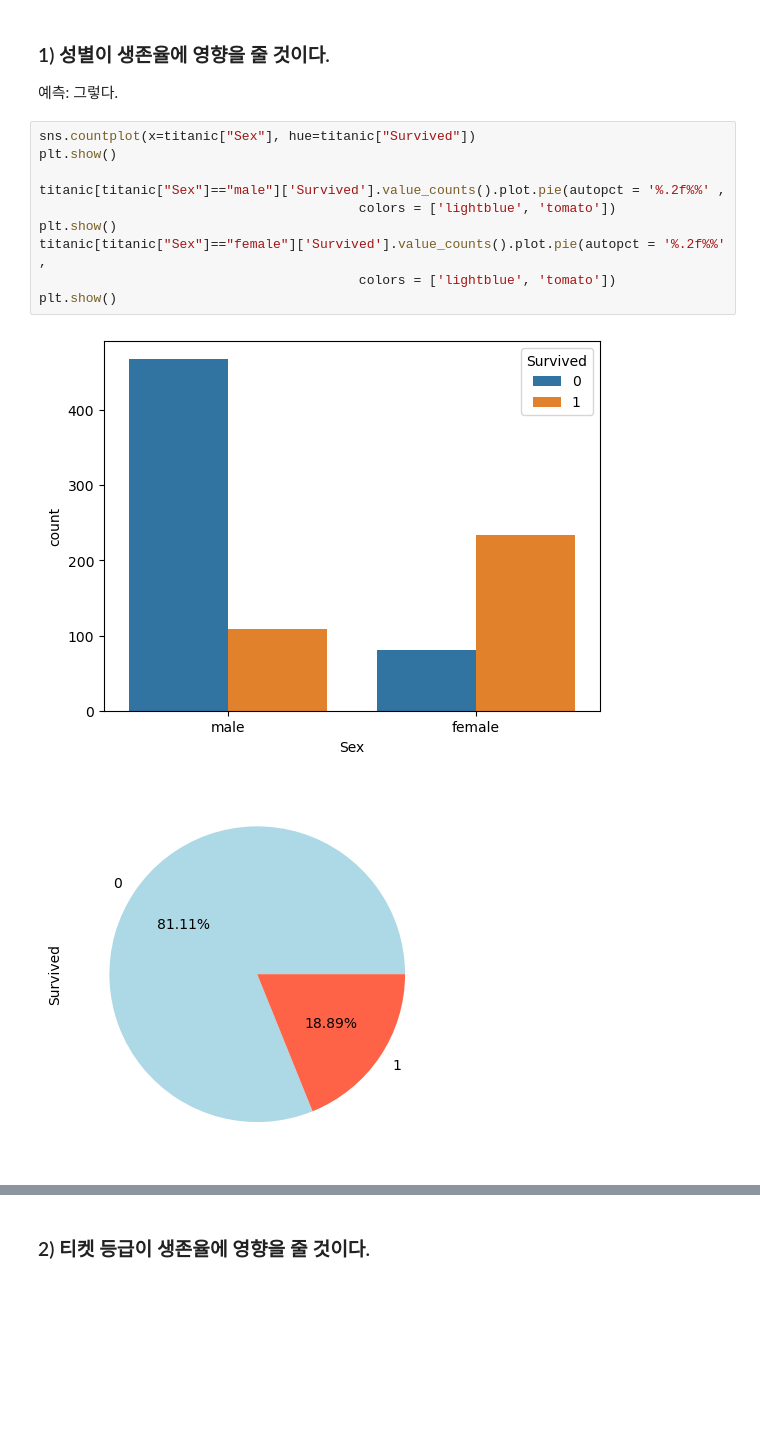
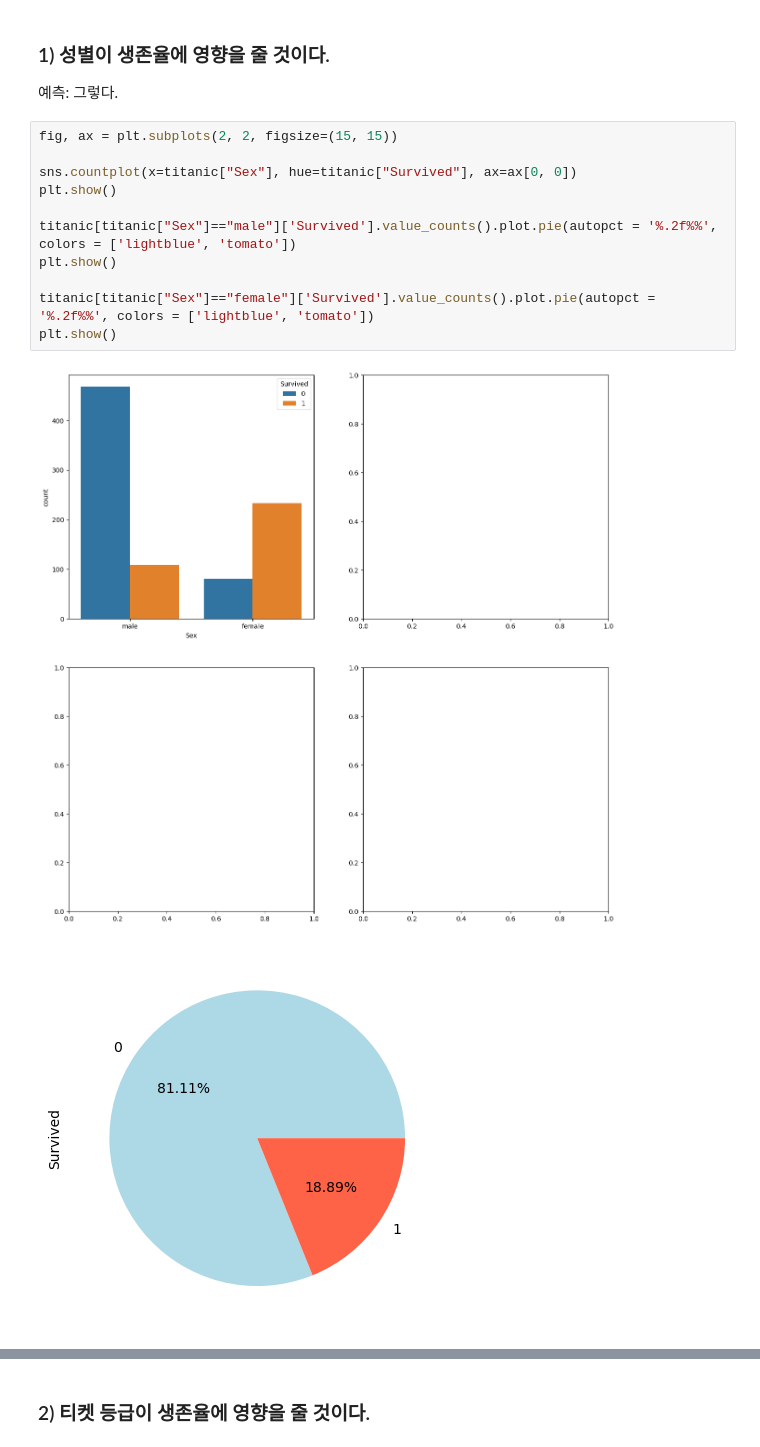
Before and after one commit to suminhand/Titanic, a Jupyter notebook: 과제1_제출용.ipynb, the cells around one changed output, grey strips where cells are left out. Drawn from its saved outputs; the diff is of its cells as text; blank space fills up the shorter version.

```diff
--- a/과제1_제출용.ipynb
+++ b/과제1_제출용.ipynb
@@ -111,17 +111,18 @@ dtype: int64
 
 예측: 그렇다.
 # %%
-sns.countplot(x=titanic["Sex"], hue=titanic["Survived"])
+fig, ax = plt.subplots(2, 2, figsize=(15, 15))
+
+sns.countplot(x=titanic["Sex"], hue=titanic["Survived"], ax=ax[0, 0])
 plt.show()
 
-titanic[titanic["Sex"]=="male"]['Survived'].value_counts().plot.pie(autopct = '%.2f%%' ,
-                                         colors = ['lightblue', 'tomato'])
+titanic[titanic["Sex"]=="male"]['Survived'].value_counts().plot.pie(autopct = '%.2f%%', colors = ['lightblue', 'tomato'])
 plt.show()
-titanic[titanic["Sex"]=="female"]['Survived'].value_counts().plot.pie(autopct = '%.2f%%' ,
-                                         colors = ['lightblue', 'tomato'])
+
+titanic[titanic["Sex"]=="female"]['Survived'].value_counts().plot.pie(autopct = '%.2f%%', colors = ['lightblue', 'tomato'])
 plt.show()
 # %% [output]
-[figure, old version]
+[figure, new version]
 [figure]
 [figure]
 # %% [markdown]
```
Also changed, not shown: parts of 8 cells of this notebook.
